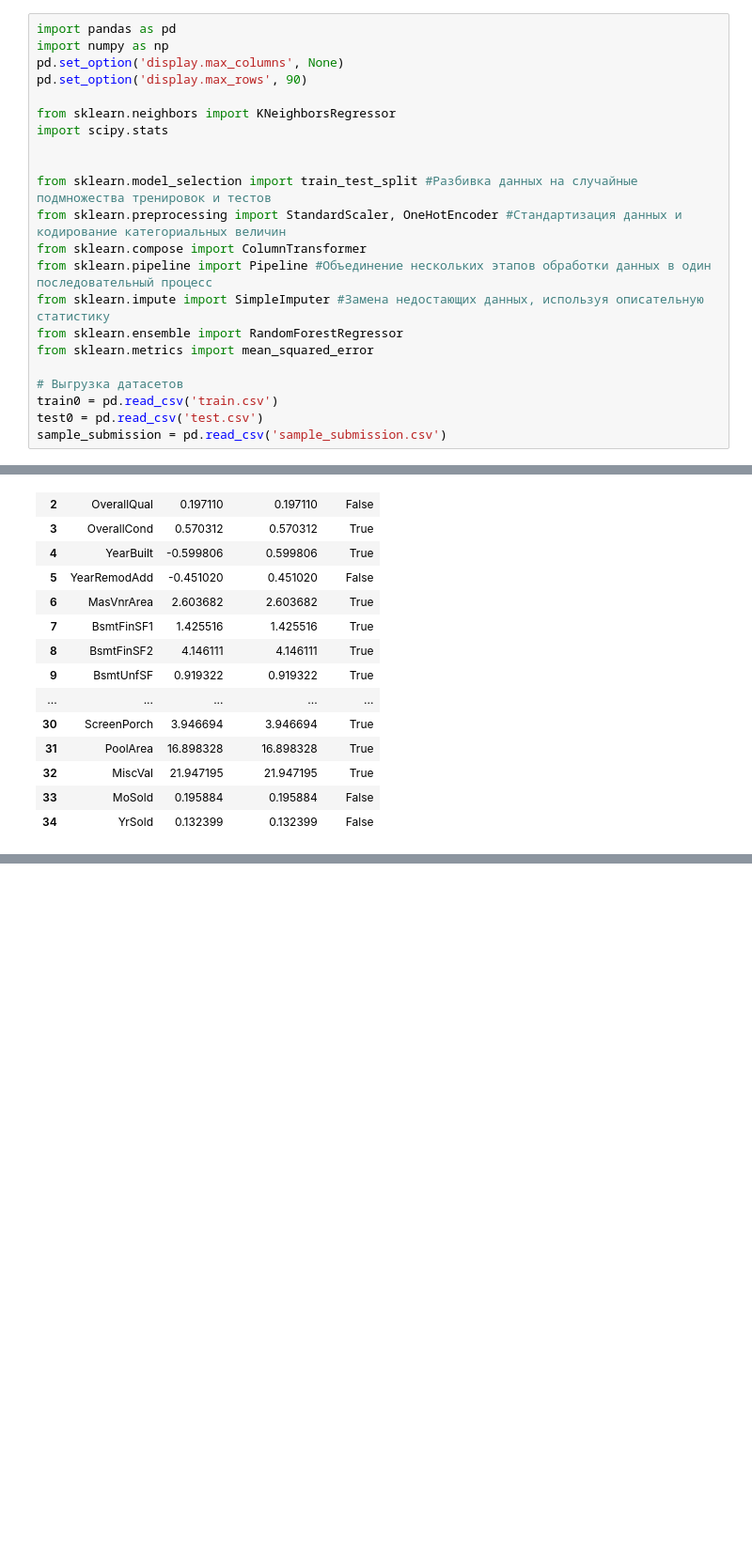
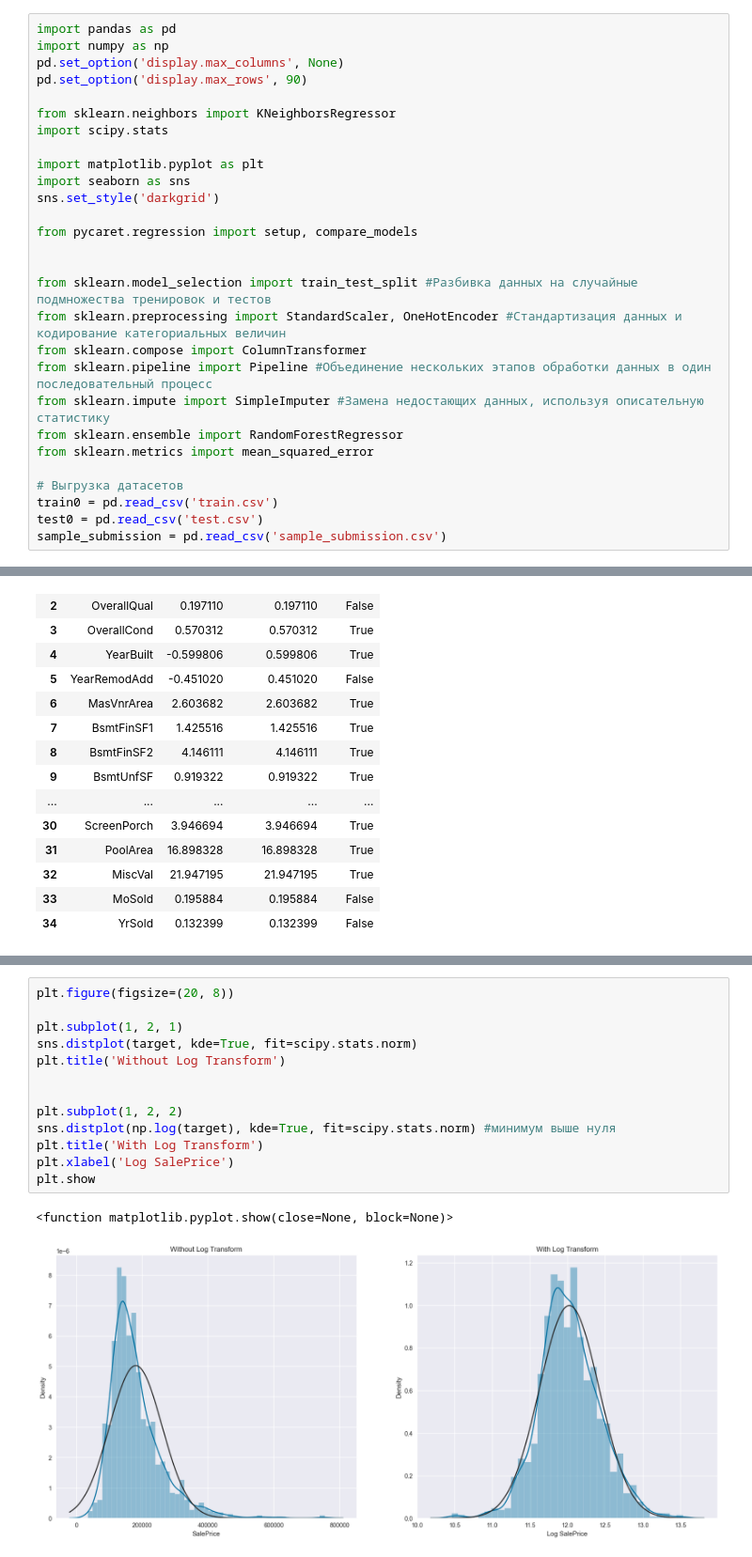
Before and after one commit to armeiski/ML_trainings, a Jupyter notebook: House_Price_Prediction/house_prices.ipynb, the cells around one changed output, grey strips where cells are left out. Shown at 94% size. Saved outputs shown, nothing was run; the diff lists cells and outputs as text; blank space fills up the shorter version.

```diff
--- a/House_Price_Prediction/house_prices.ipynb
+++ b/House_Price_Prediction/house_prices.ipynb
@@ -18,6 +39,12 @@ pd.set_option('display.max_rows', 90)
 
 from sklearn.neighbors import KNeighborsRegressor
 import scipy.stats
+
+import matplotlib.pyplot as plt
+import seaborn as sns
+sns.set_style('darkgrid')
+
+from pycaret.regression import setup, compare_models
 
 
 from sklearn.model_selection import train_test_split #Разбивка данных на случайные подмножества тренировок и тестов
@@ -314,0 +418,16 @@ skew_df
+# %%
+plt.figure(figsize=(20, 8))
+
+plt.subplot(1, 2, 1)
+sns.distplot(target, kde=True, fit=scipy.stats.norm)
+plt.title('Without Log Transform')
+
+
+plt.subplot(1, 2, 2)
+sns.distplot(np.log(target), kde=True, fit=scipy.stats.norm) #минимум выше нуля
+plt.title('With Log Transform')
+plt.xlabel('Log SalePrice')
+plt.show
+# %% [output]
+<function matplotlib.pyplot.show(close=None, block=None)>
+[figure, added]
```
Also changed, not shown: parts of 26 cells of this notebook, 1 other file.
